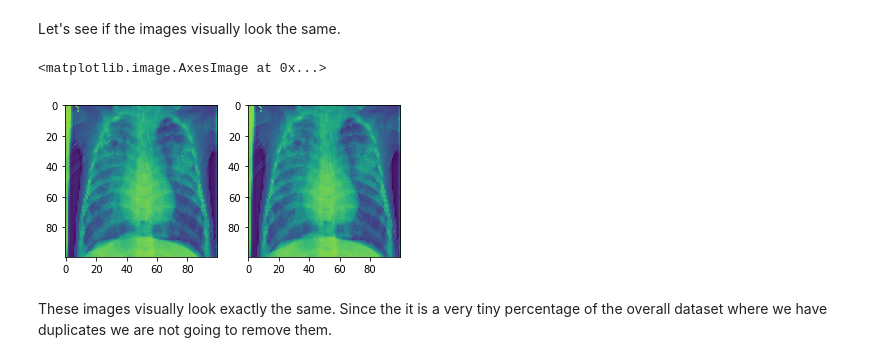
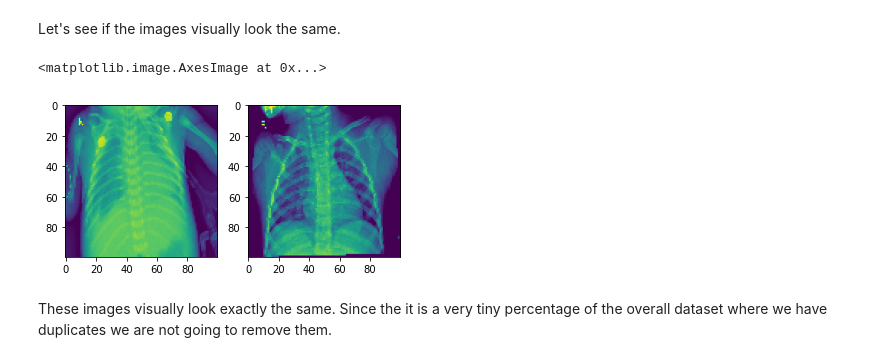
Before and after one commit to edgarbarr1/image-classification-neural-network, a Jupyter notebook: notebook/image-classification-notebook.ipynb, the cells around one changed output. Cells and saved outputs as stored; diff of their text form; code cells hidden in the pictures.

```diff
--- a/notebook/image-classification-notebook.ipynb
+++ b/notebook/image-classification-notebook.ipynb
@@ -216,11 +217,11 @@ It appears that we have 28 duplicate images which is less than 5% of the dataset
 Let's see if the images visually look the same.
 # %%
 fig, (ax1,ax2) = plt.subplots(1,2)
-ax1.imshow(X[67])
-ax2.imshow(X[76])
+ax1.imshow(X[15])
+ax2.imshow(X[1626])
 # %% [output]
 <matplotlib.image.AxesImage at 0x...>
-[figure, old version]
+[figure, new version]
 # %% [markdown]
 These images visually look exactly the same. Since the it is a very tiny percentage of the overall dataset where we have duplicates we are not going to remove them.
 # %% [markdown]
```
Also changed, not shown: parts of 48 cells of this notebook, 1 other file.
